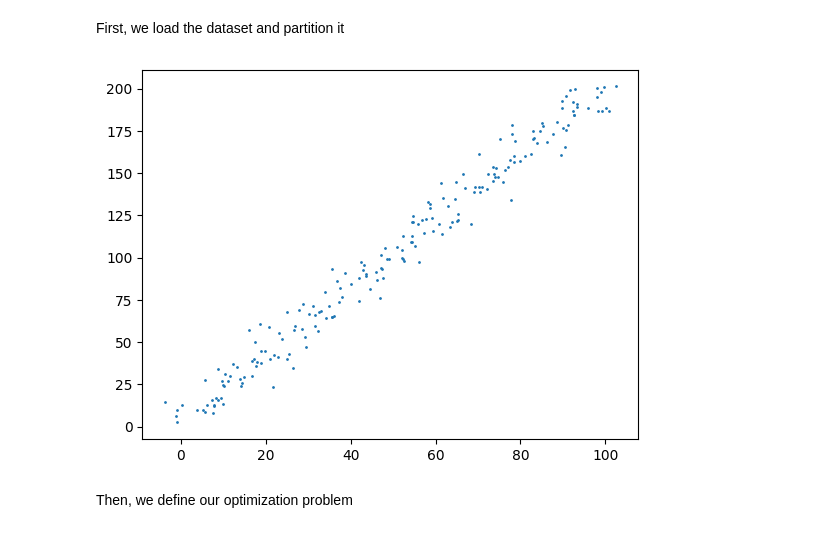
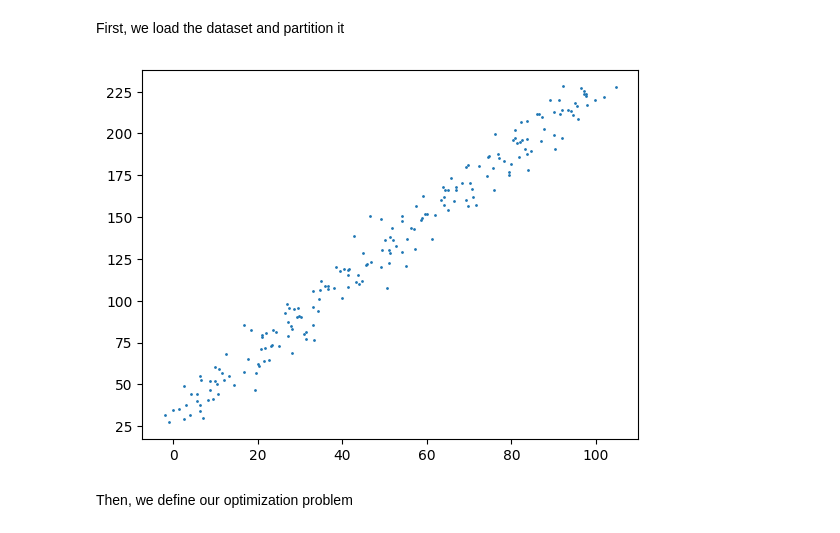
Before and after one commit to Antoine-Bergerault/18460-Project, a Jupyter notebook: main.ipynb, the cells around one changed output. Cells and saved outputs as stored; diff of their text form; code cells hidden in the pictures.

```diff
--- a/main.ipynb
+++ b/main.ipynb
@@ -11,19 +12,19 @@ First, we load the dataset and partition it
 # %%
 # TODO: load (and format) and partition dataset
 
 # Example: Linear regression
 x = np.linspace(0, 100, num=200)
-y = 2*x + 3
+y = 2*x + 30
 
 points = np.stack((x, y), axis=-1)
 
 dataset = points + 4*np.random.standard_normal(points.shape) # add noise to points
 
 plt.scatter(dataset[:, 0], dataset[:, 1], s=1)
 
-partitions = dataset.reshape((20, 10, 2)) # 20 clients with 10 points each
+partitions = dataset.reshape((10, 20, 2)) # 10 clients with 20 points each
 # %% [output]
-[figure, old version]
+[figure, new version]
 # %% [markdown]
 Then, we define our optimization problem
 # %%
```
Also changed, not shown: parts of 5 cells of this notebook, 3 other files.
